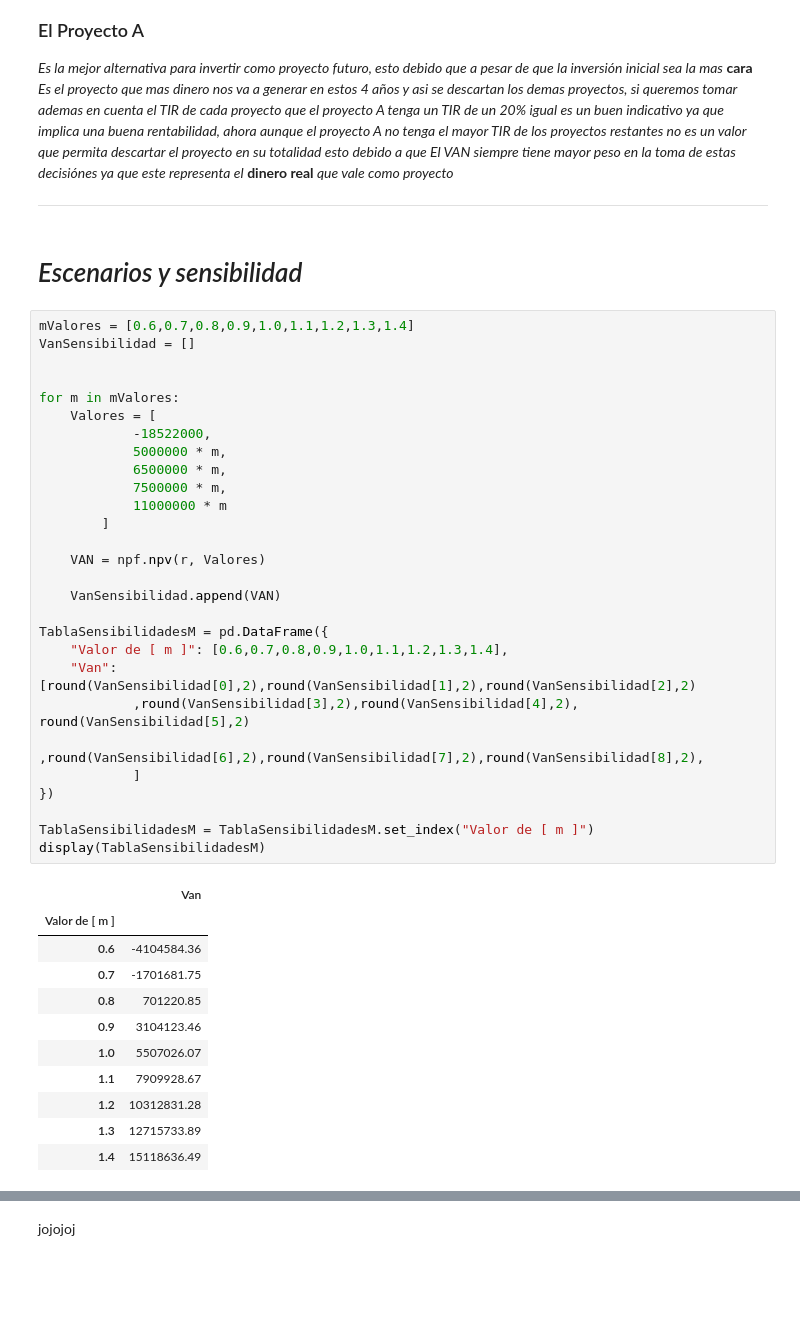
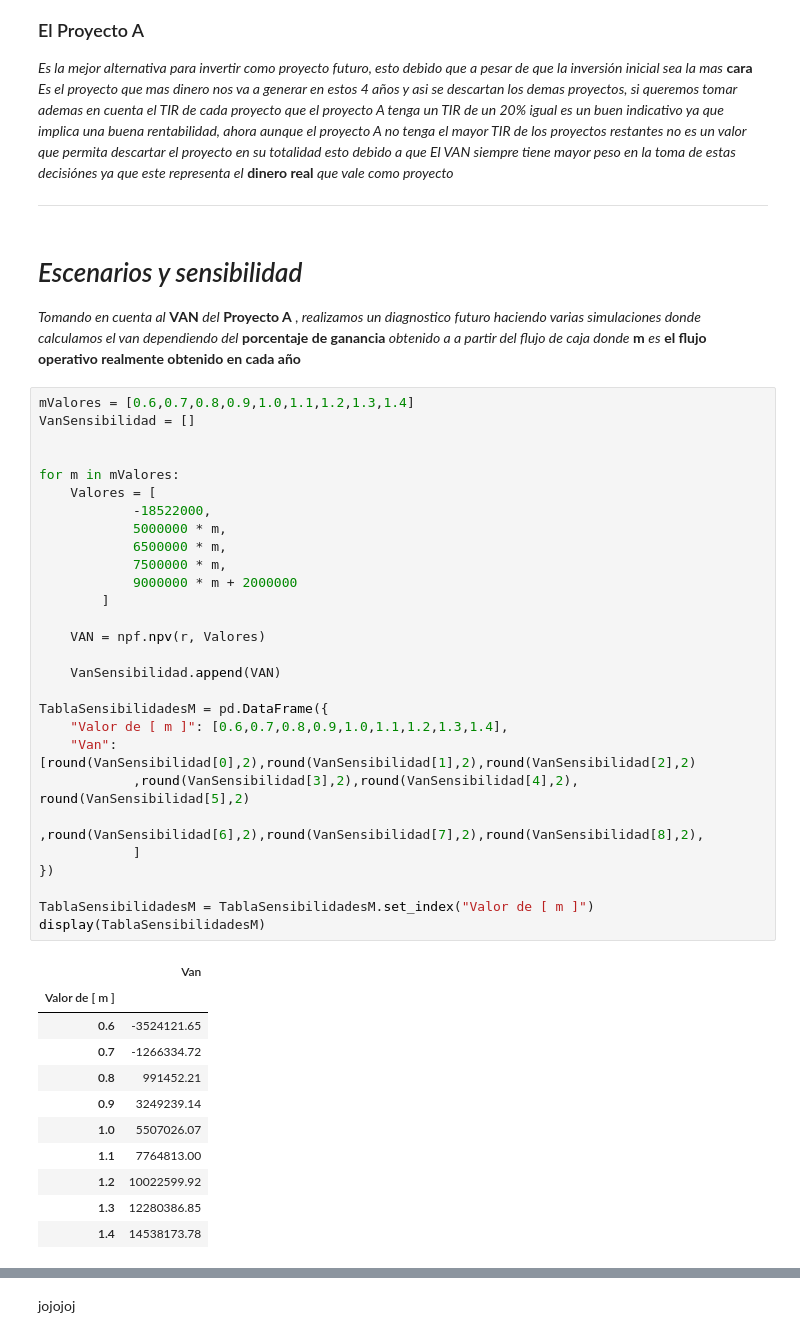
Before and after one commit to Paz2712/Tarea3_Ingeco_python, a Jupyter notebook: Tarea3_2025730294_García.ipynb, the cells around one changed output, grey strips where cells are left out. Drawn from its saved outputs; the diff is of its cells as text; blank space fills up the shorter version.

```diff
--- a/Tarea3_2025730294_García.ipynb
+++ b/Tarea3_2025730294_García.ipynb
@@ -108,44 +109,46 @@ Resumen: (↓)
 ---
 # %% [markdown]
 # *Escenarios y sensibilidad*
+
+*Tomando en cuenta al* <b> VAN</b> *del* <b>Proyecto A</b> *, realizamos un diagnostico futuro haciendo varias simulaciones donde calculamos el van dependiendo del* <b>porcentaje de ganancia </b> *obtenido a a partir del flujo de caja donde* <b> m </b> *es* <b> el flujo operativo realmente obtenido en cada año </b>
 # %%
 mValores = [0.6,0.7,0.8,0.9,1.0,1.1,1.2,1.3,1.4]
 VanSensibilidad = []
 
 
 for m in mValores:
     Valores = [
             -18522000,
             5000000 * m,
             6500000 * m,
             7500000 * m,
-            11000000 * m
+            9000000 * m + 2000000
         ]
 
     VAN = npf.npv(r, Valores)
 
     VanSensibilidad.append(VAN)
 
 TablaSensibilidadesM = pd.DataFrame({
     "Valor de [ m ]": [0.6,0.7,0.8,0.9,1.0,1.1,1.2,1.3,1.4],
     "Van": [round(VanSensibilidad[0],2),round(VanSensibilidad[1],2),round(VanSensibilidad[2],2)
             ,round(VanSensibilidad[3],2),round(VanSensibilidad[4],2), round(VanSensibilidad[5],2)
             ,round(VanSensibilidad[6],2),round(VanSensibilidad[7],2),round(VanSensibilidad[8],2),
             ]
 })
 
 TablaSensibilidadesM = TablaSensibilidadesM.set_index("Valor de [ m ]")
 display(TablaSensibilidadesM)
 # %% [output]
 |  | Van |
 | Valor de [ m ] |  |
-| 0.6 | -4104584.36 |
-| 0.7 | -1701681.75 |
-| 0.8 | 701220.85 |
-| 0.9 | 3104123.46 |
+| 0.6 | -3524121.65 |
+| 0.7 | -1266334.72 |
+| 0.8 | 991452.21 |
+| 0.9 | 3249239.14 |
 | 1.0 | 5507026.07 |
-| 1.1 | 7909928.67 |
-| 1.2 | 10312831.28 |
-| 1.3 | 12715733.89 |
-| 1.4 | 15118636.49 |
+| 1.1 | 7764813.00 |
+| 1.2 | 10022599.92 |
+| 1.3 | 12280386.85 |
+| 1.4 | 14538173.78 |
 # %% [markdown]
```
Also changed, not shown: parts of 15 cells of this notebook, 1 other file.
